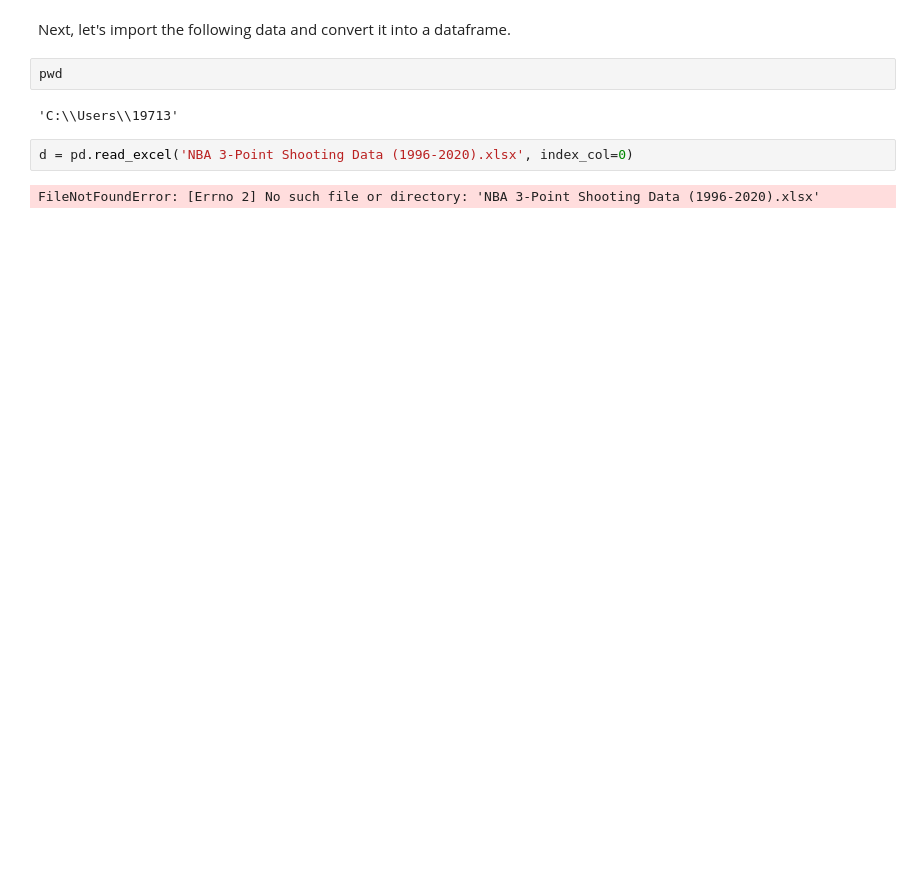
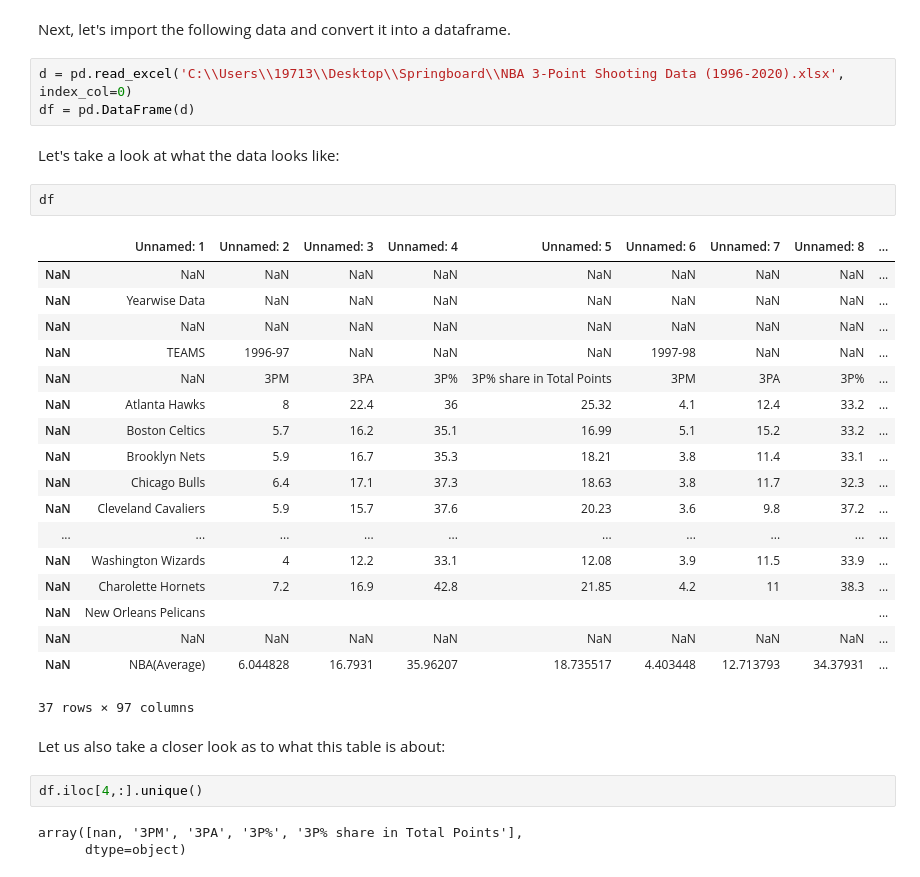
Before and after one commit to nguyenkyanh44/Springboard, a Jupyter notebook: Stephen Curry's influence on the NBA.ipynb, the cells around one changed output. Drawn from its saved outputs; the diff is of its cells as text; blank space fills up the shorter version.

```diff
--- a/Stephen Curry's influence on the NBA.ipynb
+++ b/Stephen Curry's influence on the NBA.ipynb
@@ -13,10 +9,35 @@ Requirement already satisfied: et_xmlfile in c:\users\19713\onedrive\documents\l
 # %% [markdown]
 Next, let's import the following data and convert it into a dataframe.
-# %%
-pwd
-# %% [output]
-'C:\\Users\\19713'
 # %%
-d = pd.read_excel('NBA 3-Point Shooting Data (1996-2020).xlsx', index_col=0)
+d = pd.read_excel('C:\\Users\\19713\\Desktop\\Springboard\\NBA 3-Point Shooting Data (1996-2020).xlsx', index_col=0)
+df = pd.DataFrame(d)
-# %% [output]
-FileNotFoundError: [Errno 2] No such file or directory: 'NBA 3-Point Shooting Data (1996-2020).xlsx'
+# %% [markdown]
+Let's take a look at what the data looks like:
+# %%
+df
+# %% [output]
+|  | Unnamed: 1 | Unnamed: 2 | Unnamed: 3 | Unnamed: 4 | Unnamed: 5 | Unnamed: 6 | Unnamed: 7 | Unnamed: 8 | ... |
+| NaN | NaN | NaN | NaN | NaN | NaN | NaN | NaN | NaN | ... |
+| NaN | Yearwise Data | NaN | NaN | NaN | NaN | NaN | NaN | NaN | ... |
+| NaN | NaN | NaN | NaN | NaN | NaN | NaN | NaN | NaN | ... |
+| NaN | TEAMS | 1996-97 | NaN | NaN | NaN | 1997-98 | NaN | NaN | ... |
+| NaN | NaN | 3PM | 3PA | 3P% | 3P% share in Total Points | 3PM | 3PA | 3P% | ... |
+| NaN | Atlanta Hawks | 8 | 22.4 | 36 | 25.32 | 4.1 | 12.4 | 33.2 | ... |
+| NaN | Boston Celtics | 5.7 | 16.2 | 35.1 | 16.99 | 5.1 | 15.2 | 33.2 | ... |
+| NaN | Brooklyn Nets | 5.9 | 16.7 | 35.3 | 18.21 | 3.8 | 11.4 | 33.1 | ... |
+| NaN | Chicago Bulls | 6.4 | 17.1 | 37.3 | 18.63 | 3.8 | 11.7 | 32.3 | ... |
+| NaN | Cleveland Cavaliers | 5.9 | 15.7 | 37.6 | 20.23 | 3.6 | 9.8 | 37.2 | ... |
+| ... | ... | ... | ... | ... | ... | ... | ... | ... | ... |
+| NaN | Washington Wizards | 4 | 12.2 | 33.1 | 12.08 | 3.9 | 11.5 | 33.9 | ... |
+| NaN | Charolette Hornets | 7.2 | 16.9 | 42.8 | 21.85 | 4.2 | 11 | 38.3 | ... |
+| NaN | New Orleans Pelicans |  |  |  |  |  |  |  | ... |
+| NaN | NaN | NaN | NaN | NaN | NaN | NaN | NaN | NaN | ... |
+| NaN | NBA(Average) | 6.044828 | 16.7931 | 35.96207 | 18.735517 | 4.403448 | 12.713793 | 34.37931 | ... |
+37 rows × 97 columns
+# %% [markdown]
+Let us also take a closer look as to what this table is about:
+# %%
+df.iloc[4,:].unique()
+# %% [output]
+array([nan, '3PM', '3PA', '3P%', '3P% share in Total Points'],
+      dtype=object)
```
Also changed, not shown: parts of 51 cells of this notebook.
